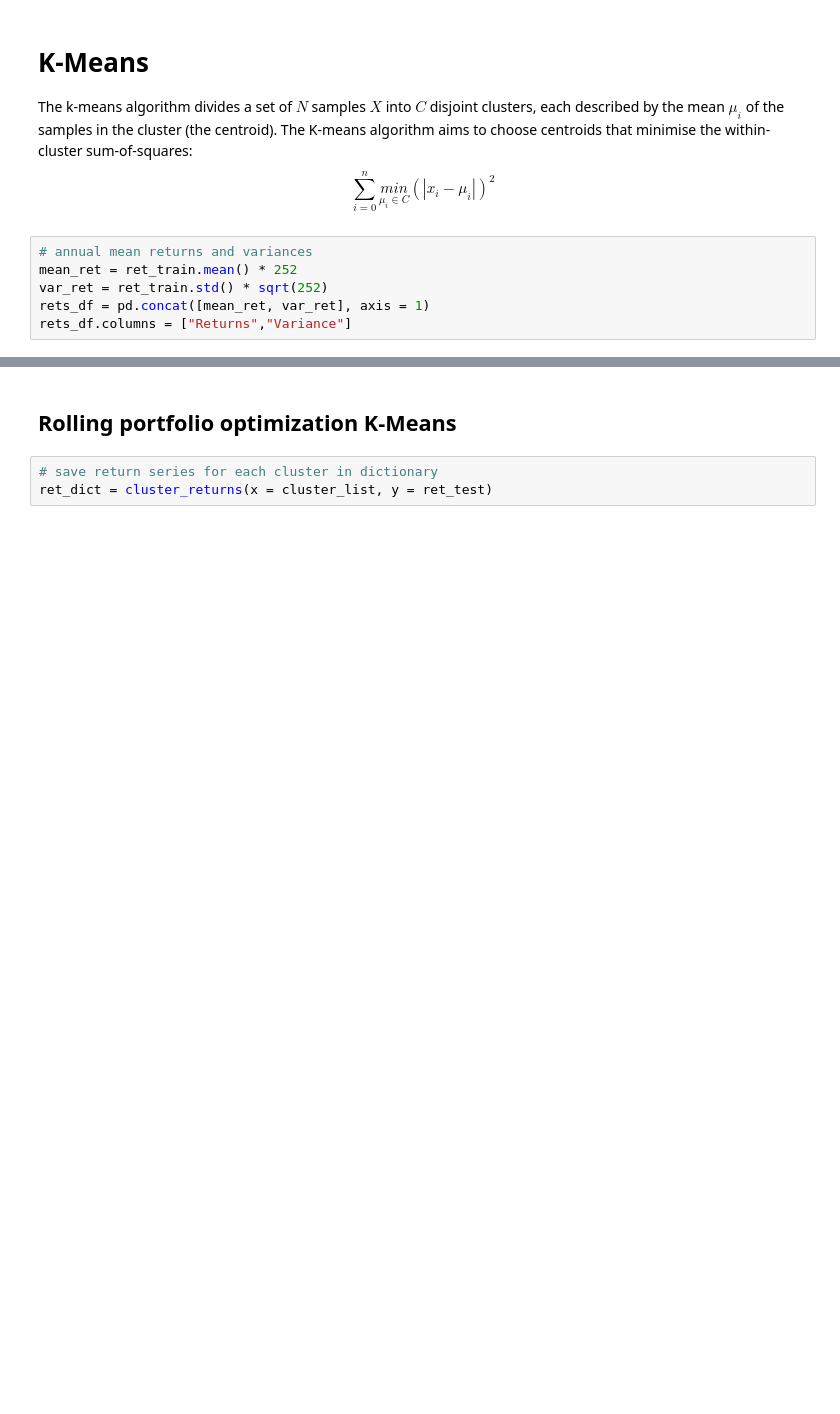
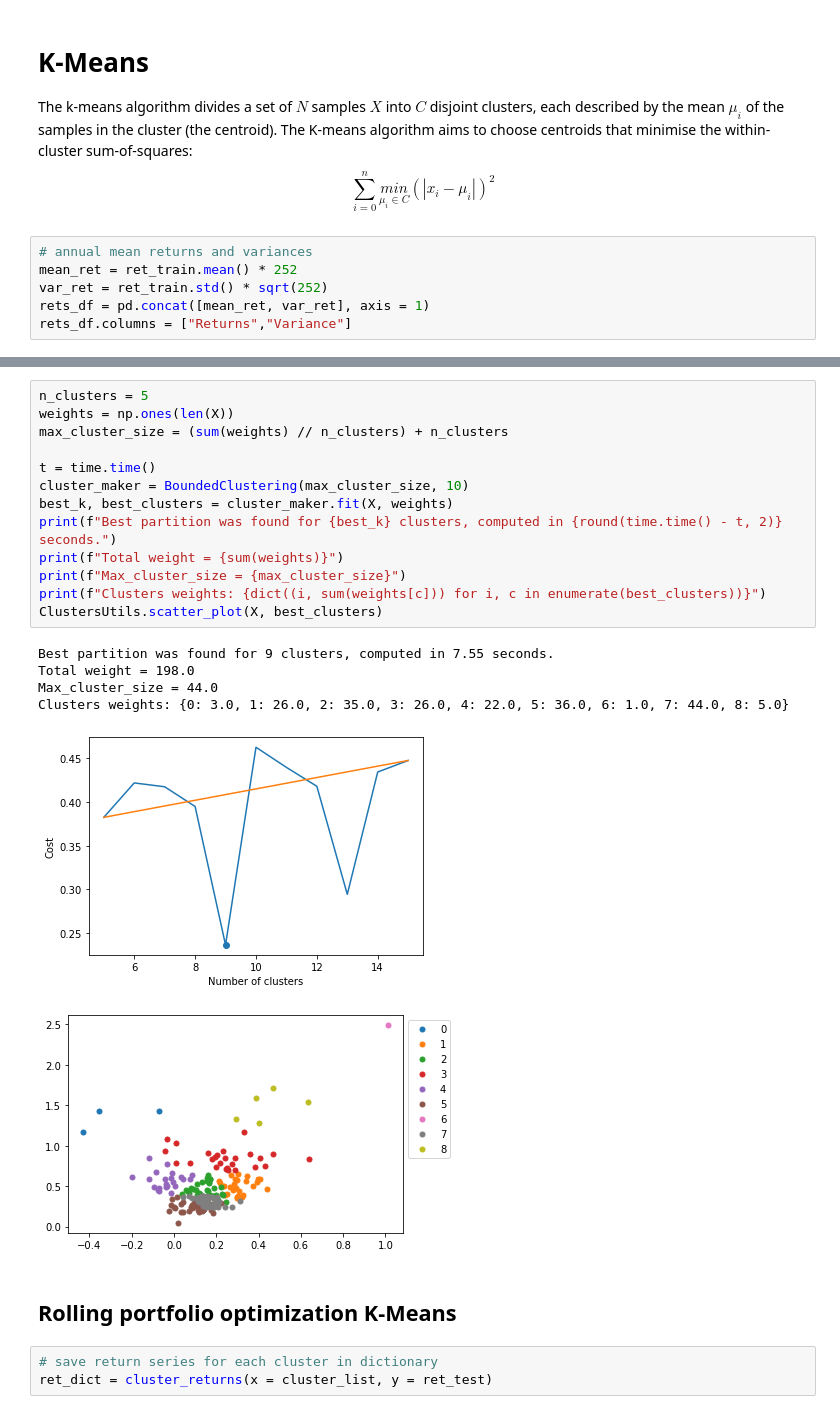
Before and after one commit to GiadaV/PROGETTO-PYTHON, a Jupyter notebook: progetto_finance.ipynb, the cells around one changed output, grey strips where cells are left out. Cells and saved outputs as stored; diff of their text form; blank space fills up the shorter version.

```diff
--- a/progetto_finance.ipynb
+++ b/progetto_finance.ipynb
@@ -252,3 +488,23 @@ cluster_list.columns = ["Asset","Cluster"]
+# %%
+n_clusters = 5
+weights = np.ones(len(X))
+max_cluster_size = (sum(weights) // n_clusters) + n_clusters
+
+t = time.time()
+cluster_maker = BoundedClustering(max_cluster_size, 10)
+best_k, best_clusters = cluster_maker.fit(X, weights)
+print(f"Best partition was found for {best_k} clusters, computed in {round(time.time() - t, 2)} seconds.")
+print(f"Total weight = {sum(weights)}")
+print(f"Max_cluster_size = {max_cluster_size}")
+print(f"Clusters weights: {dict((i, sum(weights[c])) for i, c in enumerate(best_clusters))}")
+ClustersUtils.scatter_plot(X, best_clusters)
+# %% [output]
+Best partition was found for 9 clusters, computed in 7.55 seconds.
+Total weight = 198.0
+Max_cluster_size = 44.0
+Clusters weights: {0: 3.0, 1: 26.0, 2: 35.0, 3: 26.0, 4: 22.0, 5: 36.0, 6: 1.0, 7: 44.0, 8: 5.0}
+[figure, added]
+[figure, added]
 # %% [markdown]
 ## Rolling portfolio optimization K-Means
 # %%
```
Also changed, not shown: parts of 10 cells of this notebook.
